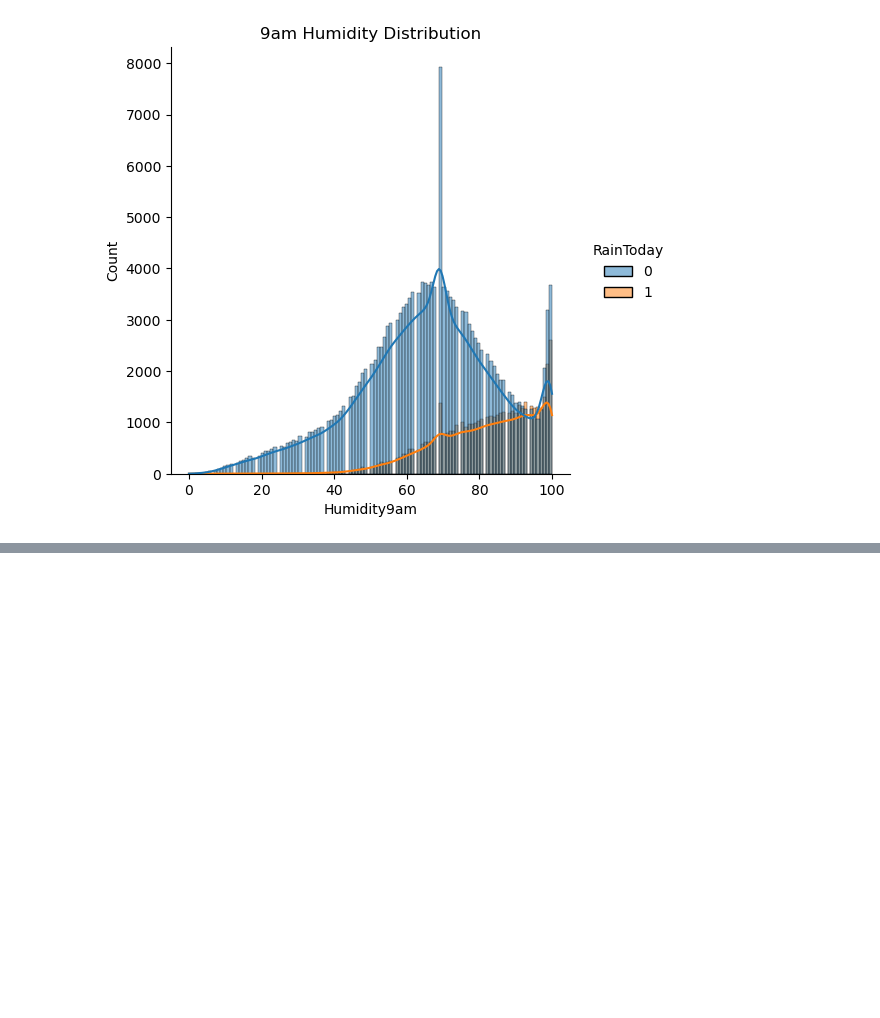
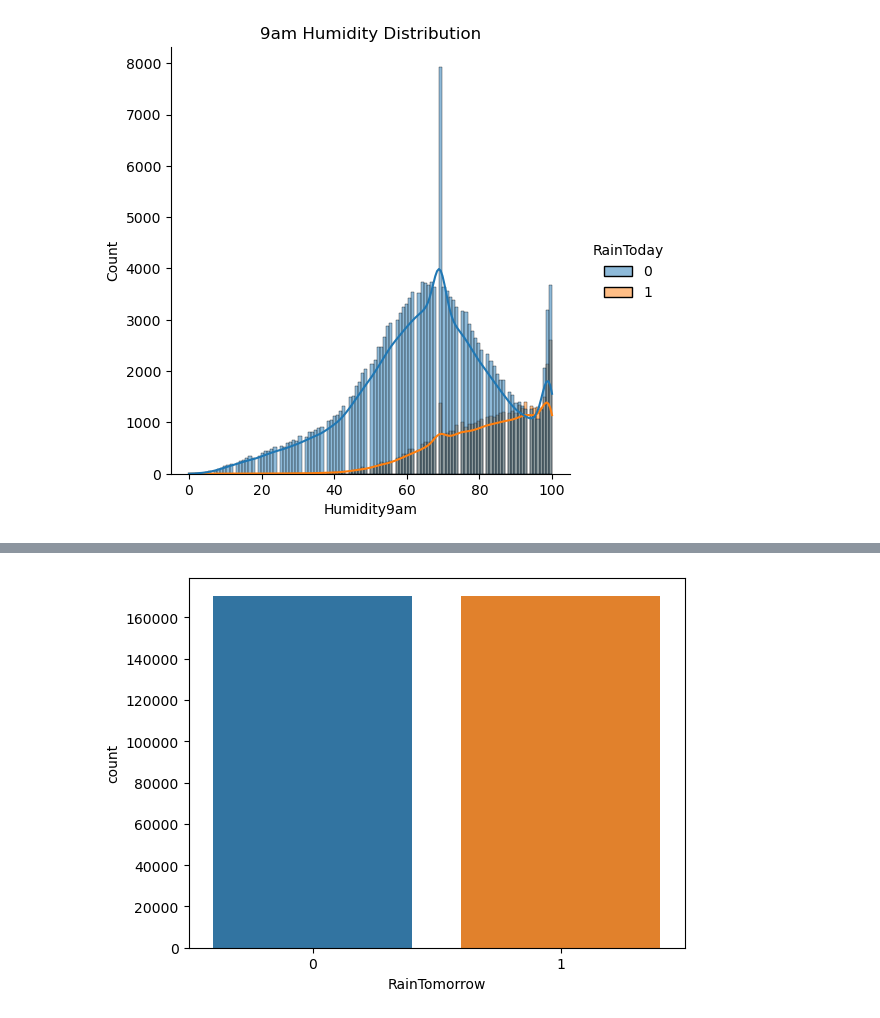
Before and after one commit to silva-nick/STATS402-Final, a Jupyter notebook: lstm.ipynb, the cells around one changed output, grey strips where cells are left out. Cells and saved outputs as stored; diff of their text form; code cells hidden in the pictures; blank space fills up the shorter version.

```diff
--- a/lstm.ipynb
+++ b/lstm.ipynb
@@ -191,0 +207,14 @@ plt.show()
+# %%
+df_majority_0 = df[(df['RainTomorrow']==0)]
+df_minority_1 = df[(df['RainTomorrow']==1)]
+df_minority_upsampled = resample(df_minority_1,
+                                 replace=True,
+                                 n_samples=len(df[(df['RainTomorrow']==0)]),
+                                 random_state=402)
+
+df_upsampled = pd.concat([df_minority_upsampled, df_majority_0])
+# %%
+sns.countplot(x=df_upsampled['RainTomorrow'])
+plt.show()
+# %% [output]
+[figure, added]
```
Also changed, not shown: parts of 4 cells of this notebook.
